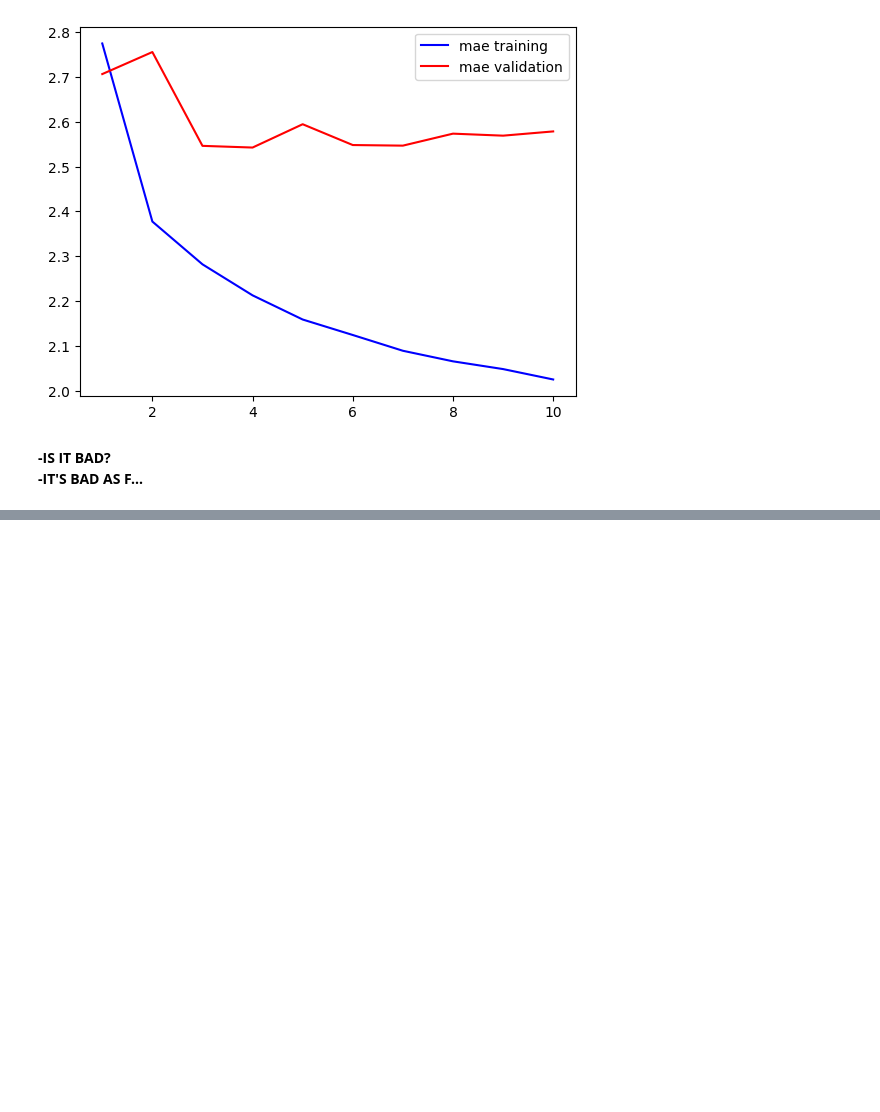
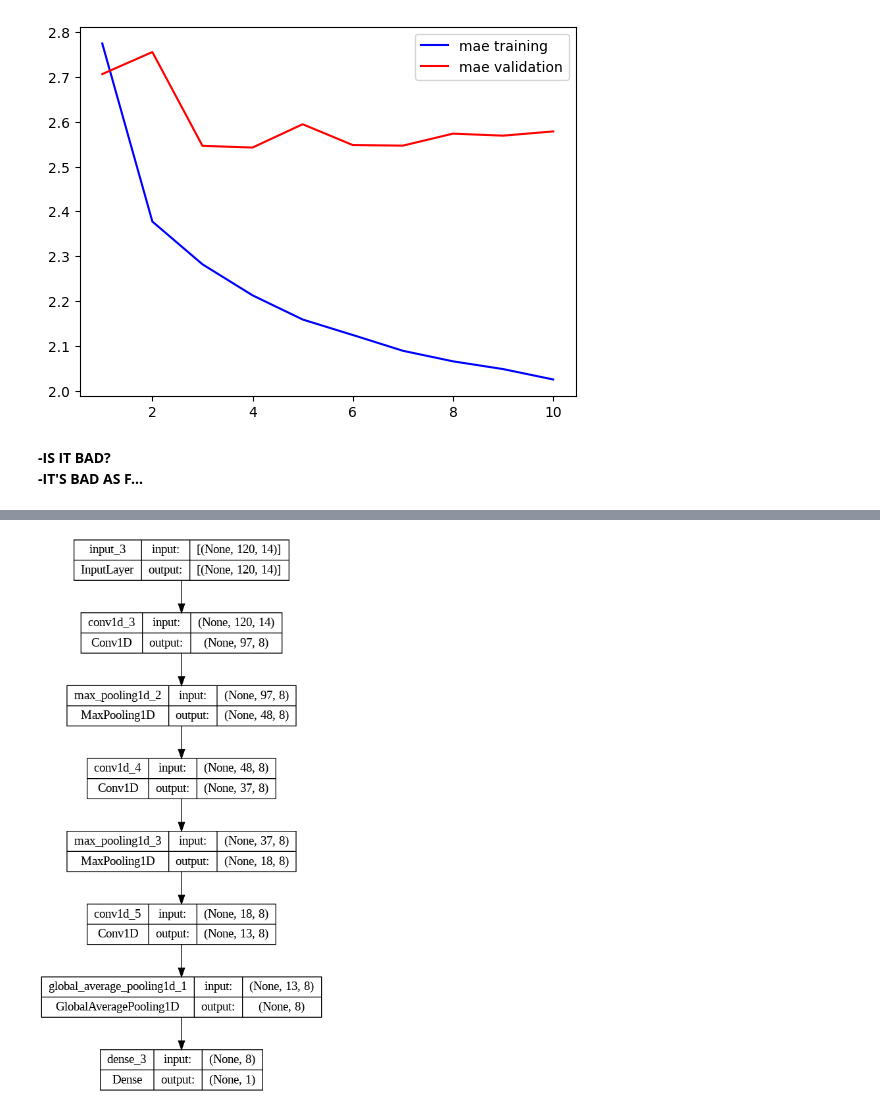
Before and after one commit to Venchislav/Neural-Networks, a Jupyter notebook: Weather_Forecasting_deep_learning.ipynb, the cells around one changed output, grey strips where cells are left out. Drawn from its saved outputs; the diff is of its cells as text; code cells hidden in the pictures; blank space fills up the shorter version.

```diff
--- a/Weather_Forecasting_deep_learning.ipynb
+++ b/Weather_Forecasting_deep_learning.ipynb
@@ -284,0 +294,17 @@ plt.show();
+# %%
+model = keras.Sequential([
+    layers.InputLayer(input_shape=(sequence_length, raw_data.shape[-1])),
+    layers.Conv1D(filters=8, kernel_size=24, activation='relu'),
+    layers.MaxPool1D(pool_size=2),
+    layers.Conv1D(filters=8, kernel_size=12, activation='relu'),
+    layers.MaxPool1D(pool_size=2),
+    layers.Conv1D(filters=8, kernel_size=6, activation='relu'),
+    layers.GlobalAveragePooling1D(),
+    layers.Dense(1)
+])
+# %%
+model.compile(
+    optimizer='rmsprop',
+    loss='mse',
+    metrics=['mae']
+)
@@ -284,0 +331,4 @@ plt.show();
+# %%
+keras.utils.plot_model(model, show_shapes=True)
+# %% [output]
+[figure, added]
```
Also changed, not shown: parts of 9 cells of this notebook.
